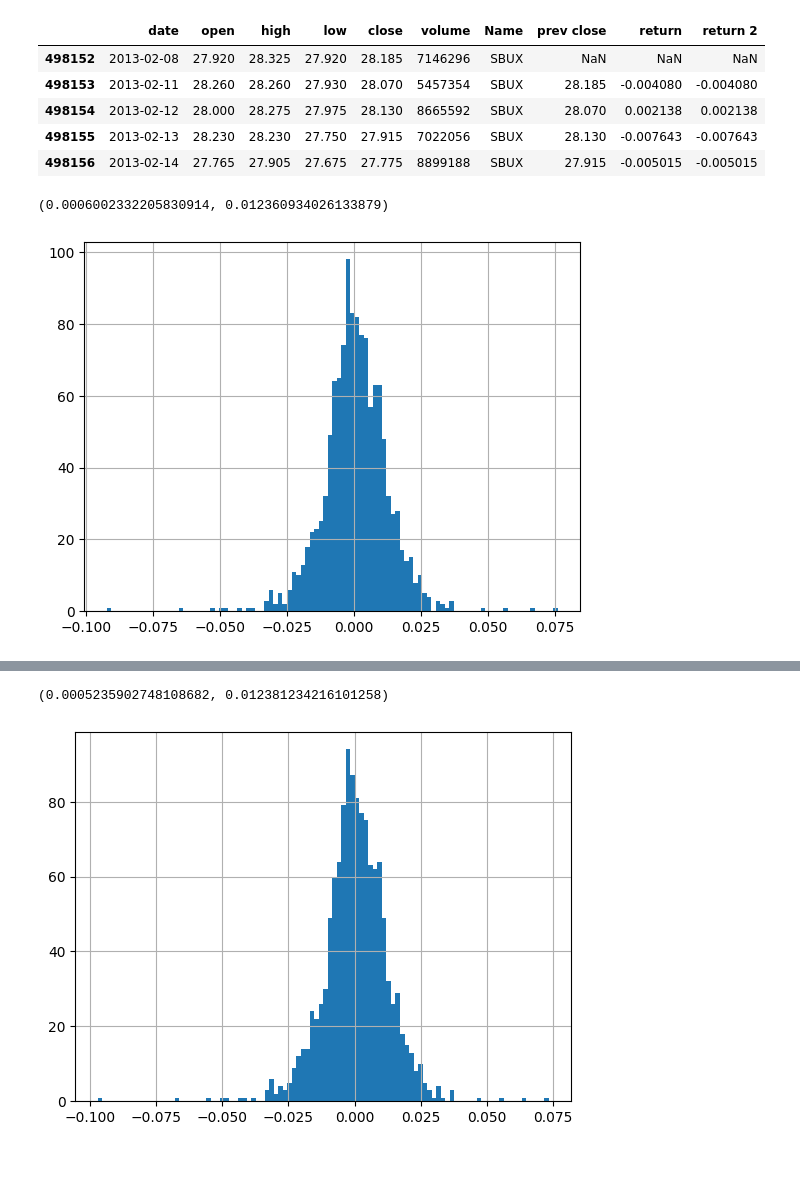
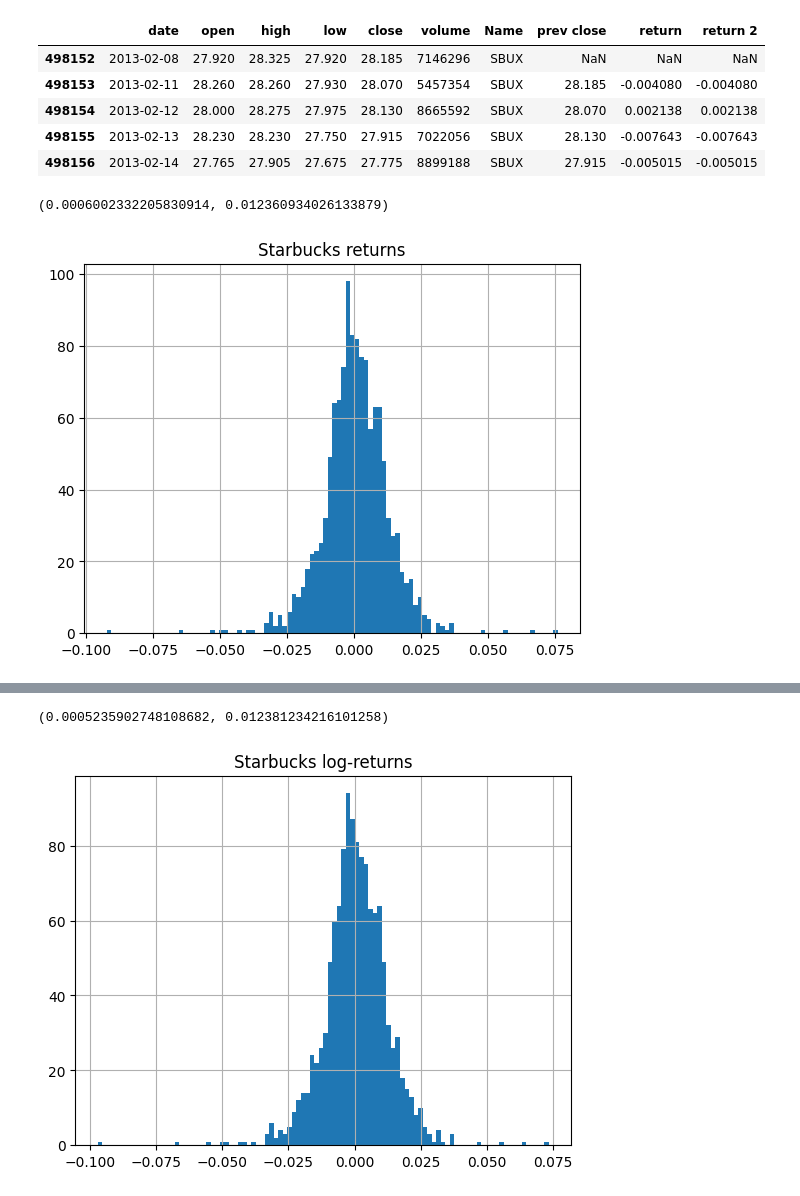
Before and after one commit to JarnoRalli/deep-learning-examples, a Jupyter notebook: FinancialEngineering/Calculating_returns.ipynb, the cells around one changed output, grey strips where cells are left out. Cells and saved outputs as stored; diff of their text form; code cells hidden in the pictures; blank space fills up the shorter version.

```diff
--- a/FinancialEngineering/Calculating_returns.ipynb
+++ b/FinancialEngineering/Calculating_returns.ipynb
@@ -90,13 +89,15 @@ sbux.head()
 | 498156 | 2013-02-14 | 27.765 | 27.905 | 27.675 | 27.775 | 8899188 | SBUX | 27.915 | -0.005015 | -0.005015 |
 # %%
 # Visualize distribution of the returns
-sbux['return'].hist(bins=100)
+fig = sbux['return'].hist(bins=100)
+fig.set_title('Starbucks returns')
+
 
 # Print mean and standard deviation
 sbux['return'].mean(), sbux['return'].std()
 # %% [output]
 (0.0006002332205830914, 0.012360934026133879)
-[figure, old version]
+[figure, new version]
 # %%
 # Log return
 sbux.insert(len(sbux.columns), 'log return', np.log(sbux['return'] + 1.0))
@@ -109,8 +110,9 @@ sbux.head()
 | 498155 | 2013-02-13 | 28.230 | 28.230 | 27.750 | 27.915 | 7022056 | SBUX | 28.130 | -0.007643 | -0.007643 | ... |
 | 498156 | 2013-02-14 | 27.765 | 27.905 | 27.675 | 27.775 | 8899188 | SBUX | 27.915 | -0.005015 | -0.005015 | ... |
 # %%
-sbux['log return'].hist(bins=100)
+fig = sbux['log return'].hist(bins=100)
+fig.set_title('Starbucks log-returns')
 sbux['log return'].mean(), sbux['log return'].std()
 # %% [output]
 (0.0005235902748108682, 0.012381234216101258)
-[figure, old version]
+[figure, new version]
```
Also changed, not shown: parts of 1 cell of this notebook, 5 other files.
